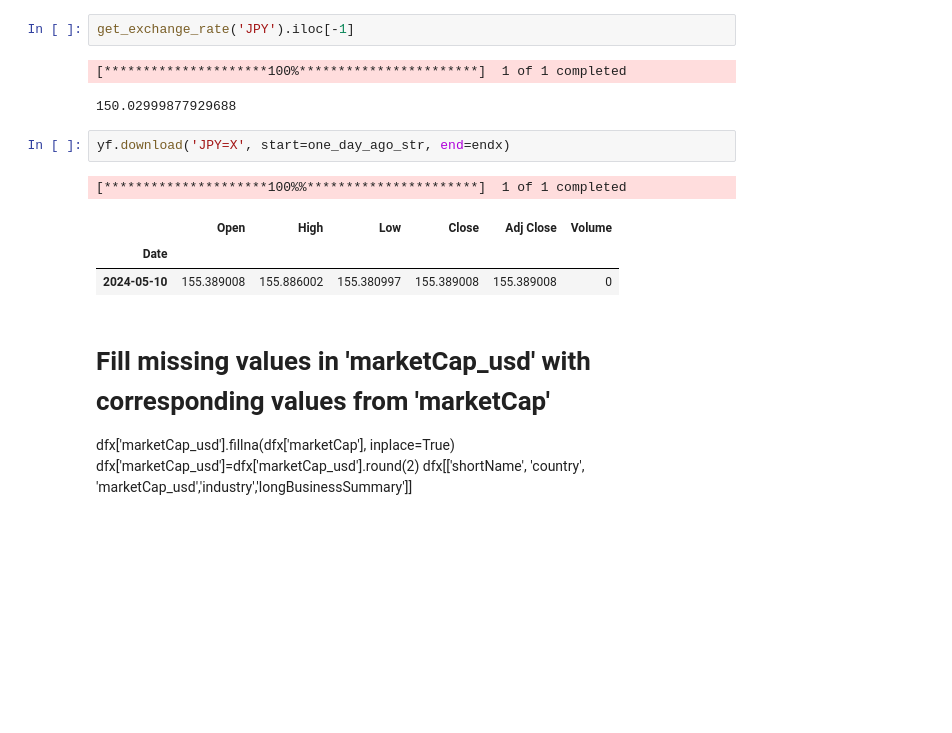
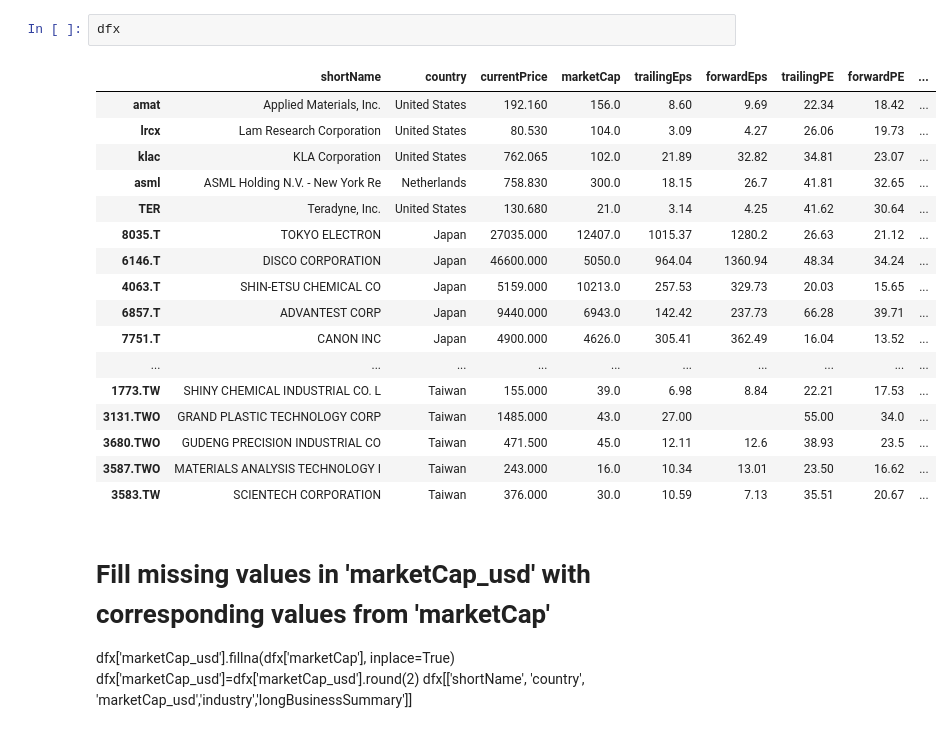
Before and after one commit to chenyicheng2008/pydata-book, a Jupyter notebook: semichemical.ipynb, the cells around one changed output. Cells and saved outputs as stored; diff of their text form; blank space fills up the shorter version.

```diff
--- a/semichemical.ipynb
+++ b/semichemical.ipynb
@@ -166,18 +165,26 @@ dfx.loc[:,'marketCap']=df['marketCap'].round(2)
 # %% [output]
 [*********************100%***********************]  1 of 1 completed
 [*********************100%***********************]  1 of 1 completed
-# %%
-get_exchange_rate('JPY').iloc[-1]
-# %% [output]
-[*********************100%***********************]  1 of 1 completed
-150.02999877929688
-# %%
-yf.download('JPY=X', start=one_day_ago_str, end=endx)
-# %% [output]
-[*********************100%%**********************]  1 of 1 completed
-|  | Open | High | Low | Close | Adj Close | Volume |
-| Date |  |  |  |  |  |  |
-| 2024-05-10 | 155.389008 | 155.886002 | 155.380997 | 155.389008 | 155.389008 | 0 |
+# %%
+dfx
+# %% [output]
+|  | shortName | country | currentPrice | marketCap | trailingEps | forwardEps | trailingPE | forwardPE | ... |
+| amat | Applied Materials, Inc. | United States | 192.160 | 156.0 | 8.60 | 9.69 | 22.34 | 18.42 | ... |
+| lrcx | Lam Research Corporation | United States | 80.530 | 104.0 | 3.09 | 4.27 | 26.06 | 19.73 | ... |
+| klac | KLA Corporation | United States | 762.065 | 102.0 | 21.89 | 32.82 | 34.81 | 23.07 | ... |
+| asml | ASML Holding N.V. - New York Re | Netherlands | 758.830 | 300.0 | 18.15 | 26.7 | 41.81 | 32.65 | ... |
+| TER | Teradyne, Inc. | United States | 130.680 | 21.0 | 3.14 | 4.25 | 41.62 | 30.64 | ... |
+| 8035.T | TOKYO ELECTRON | Japan | 27035.000 | 12407.0 | 1015.37 | 1280.2 | 26.63 | 21.12 | ... |
+| 6146.T | DISCO CORPORATION | Japan | 46600.000 | 5050.0 | 964.04 | 1360.94 | 48.34 | 34.24 | ... |
+| 4063.T | SHIN-ETSU CHEMICAL CO | Japan | 5159.000 | 10213.0 | 257.53 | 329.73 | 20.03 | 15.65 | ... |
+| 6857.T | ADVANTEST CORP | Japan | 9440.000 | 6943.0 | 142.42 | 237.73 | 66.28 | 39.71 | ... |
+| 7751.T | CANON INC | Japan | 4900.000 | 4626.0 | 305.41 | 362.49 | 16.04 | 13.52 | ... |
+| ... | ... | ... | ... | ... | ... | ... | ... | ... | ... |
+| 1773.TW | SHINY CHEMICAL INDUSTRIAL CO. L | Taiwan | 155.000 | 39.0 | 6.98 | 8.84 | 22.21 | 17.53 | ... |
+| 3131.TWO | GRAND PLASTIC TECHNOLOGY CORP | Taiwan | 1485.000 | 43.0 | 27.00 |  | 55.00 | 34.0 | ... |
+| 3680.TWO | GUDENG PRECISION INDUSTRIAL CO | Taiwan | 471.500 | 45.0 | 12.11 | 12.6 | 38.93 | 23.5 | ... |
+| 3587.TWO | MATERIALS ANALYSIS TECHNOLOGY I | Taiwan | 243.000 | 16.0 | 10.34 | 13.01 | 23.50 | 16.62 | ... |
+| 3583.TW | SCIENTECH CORPORATION | Taiwan | 376.000 | 30.0 | 10.59 | 7.13 | 35.51 | 20.67 | ... |
 # %% [markdown]
 
 # Fill missing values in 'marketCap_usd' with corresponding values from 'marketCap'
```
Also changed, not shown: parts of 14 cells of this notebook.
